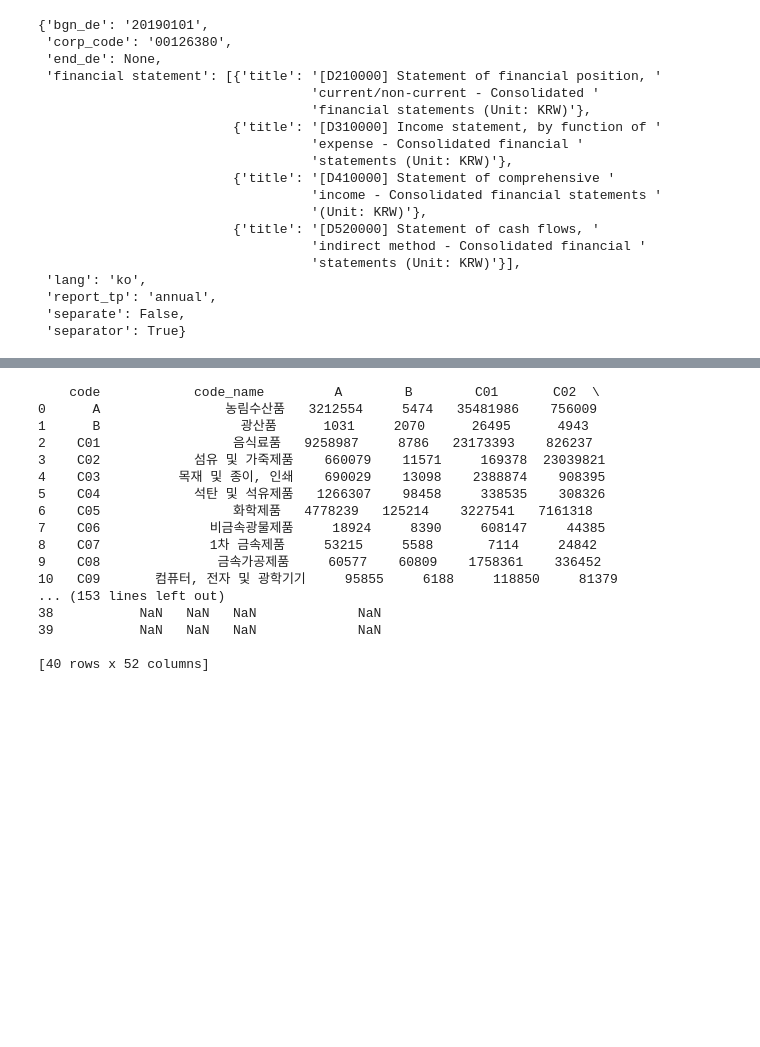
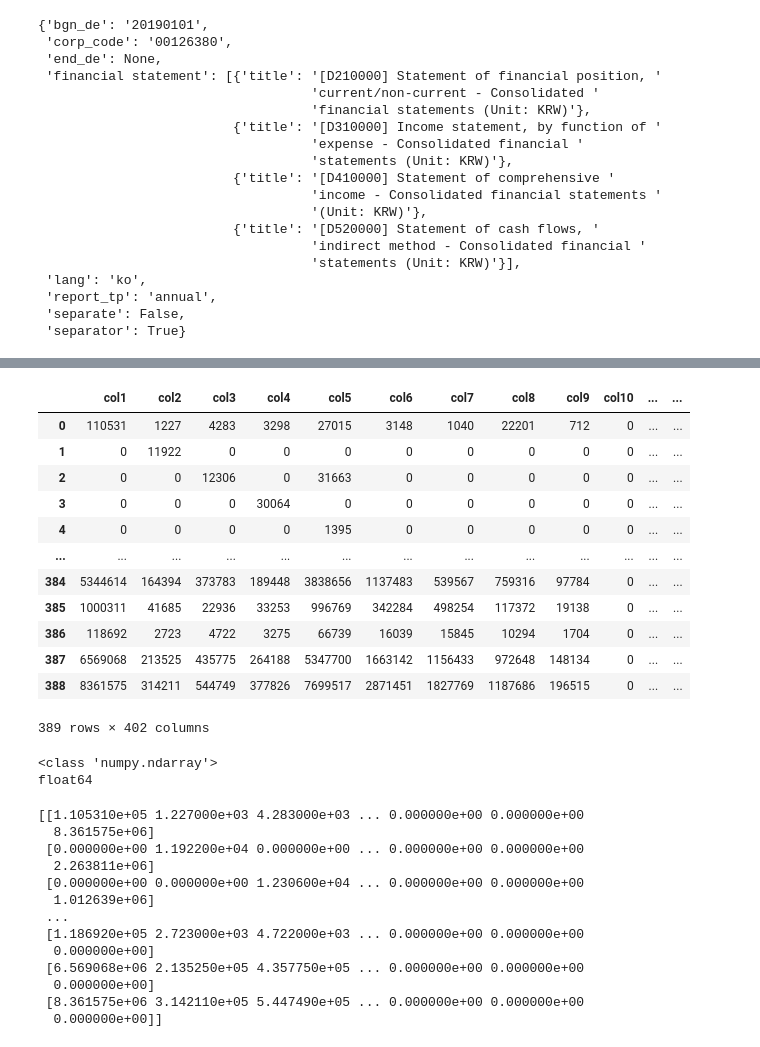
Before and after one commit to Tom-Jung/Tom-Jung, a Jupyter notebook: API_Dart.ipynb, the cells around one changed output, grey strips where cells are left out. Saved outputs shown, nothing was run; the diff lists cells and outputs as text; code cells hidden in the pictures; blank space fills up the shorter version.

```diff
--- a/API_Dart.ipynb
+++ b/API_Dart.ipynb
@@ -108,2 +107,2 @@ Saving M_2015_tables.xlsx to M_2015_tables (1).xlsx
 # %%
-ddf=pd.read_excel('/content/M_2015_tables.xlsx')
+ddf=pd.read_excel('/content/tot.xlsx')
@@ -110,20 +119,39 @@ ddf=pd.read_excel('/content/M_2015_tables.xlsx')
+# %%
+ddf.drop(['code'], inplace=True, axis=1)
+# %% [output]
+|  | col1 | col2 | col3 | col4 | col5 | col6 | col7 | col8 | col9 | col10 | ... | ... |
+| 0 | 110531 | 1227 | 4283 | 3298 | 27015 | 3148 | 1040 | 22201 | 712 | 0 | ... | ... |
+| 1 | 0 | 11922 | 0 | 0 | 0 | 0 | 0 | 0 | 0 | 0 | ... | ... |
+| 2 | 0 | 0 | 12306 | 0 | 31663 | 0 | 0 | 0 | 0 | 0 | ... | ... |
+| 3 | 0 | 0 | 0 | 30064 | 0 | 0 | 0 | 0 | 0 | 0 | ... | ... |
+| 4 | 0 | 0 | 0 | 0 | 1395 | 0 | 0 | 0 | 0 | 0 | ... | ... |
+| ... | ... | ... | ... | ... | ... | ... | ... | ... | ... | ... | ... | ... |
+| 384 | 5344614 | 164394 | 373783 | 189448 | 3838656 | 1137483 | 539567 | 759316 | 97784 | 0 | ... | ... |
+| 385 | 1000311 | 41685 | 22936 | 33253 | 996769 | 342284 | 498254 | 117372 | 19138 | 0 | ... | ... |
+| 386 | 118692 | 2723 | 4722 | 3275 | 66739 | 16039 | 15845 | 10294 | 1704 | 0 | ... | ... |
+| 387 | 6569068 | 213525 | 435775 | 264188 | 5347700 | 1663142 | 1156433 | 972648 | 148134 | 0 | ... | ... |
+| 388 | 8361575 | 314211 | 544749 | 377826 | 7699517 | 2871451 | 1827769 | 1187686 | 196515 | 0 | ... | ... |
+389 rows × 402 columns
+# %%
+marr=ddf.to_numpy()
+print(type(marr))
+print(marr.dtype)
+# %% [output]
+<class 'numpy.ndarray'>
+float64
 # %%
-print(ddf)
+print(marr)
 # %% [output]
-    code            code_name         A        B        C01       C02  \
-0      A                농림수산품   3212554     5474   35481986    756009
-1      B                  광산품      1031     2070      26495      4943
-2    C01                 음식료품   9258987     8786   23173393    826237
-3    C02            섬유 및 가죽제품    660079    11571     169378  23039821
-4    C03          목재 및 종이, 인쇄    690029    13098    2388874    908395
-5    C04            석탄 및 석유제품   1266307    98458     338535    308326
-6    C05                 화학제품   4778239   125214    3227541   7161318
-7    C06              비금속광물제품     18924     8390     608147     44385
-8    C07              1차 금속제품     53215     5588       7114     24842
-9    C08               금속가공제품     60577    60809    1758361    336452
-10   C09       컴퓨터, 전자 및 광학기기     95855     6188     118850     81379
-... (153 lines left out)
-38           NaN   NaN   NaN             NaN
-39           NaN   NaN   NaN             NaN
-
-[40 rows x 52 columns]
+[[1.105310e+05 1.227000e+03 4.283000e+03 ... 0.000000e+00 0.000000e+00
+  8.361575e+06]
+ [0.000000e+00 1.192200e+04 0.000000e+00 ... 0.000000e+00 0.000000e+00
+  2.263811e+06]
+ [0.000000e+00 0.000000e+00 1.230600e+04 ... 0.000000e+00 0.000000e+00
+  1.012639e+06]
+ ...
+ [1.186920e+05 2.723000e+03 4.722000e+03 ... 0.000000e+00 0.000000e+00
+  0.000000e+00]
+ [6.569068e+06 2.135250e+05 4.357750e+05 ... 0.000000e+00 0.000000e+00
+  0.000000e+00]
+ [8.361575e+06 3.142110e+05 5.447490e+05 ... 0.000000e+00 0.000000e+00
+  0.000000e+00]]
```
Also changed, not shown: parts of 9 cells of this notebook.
